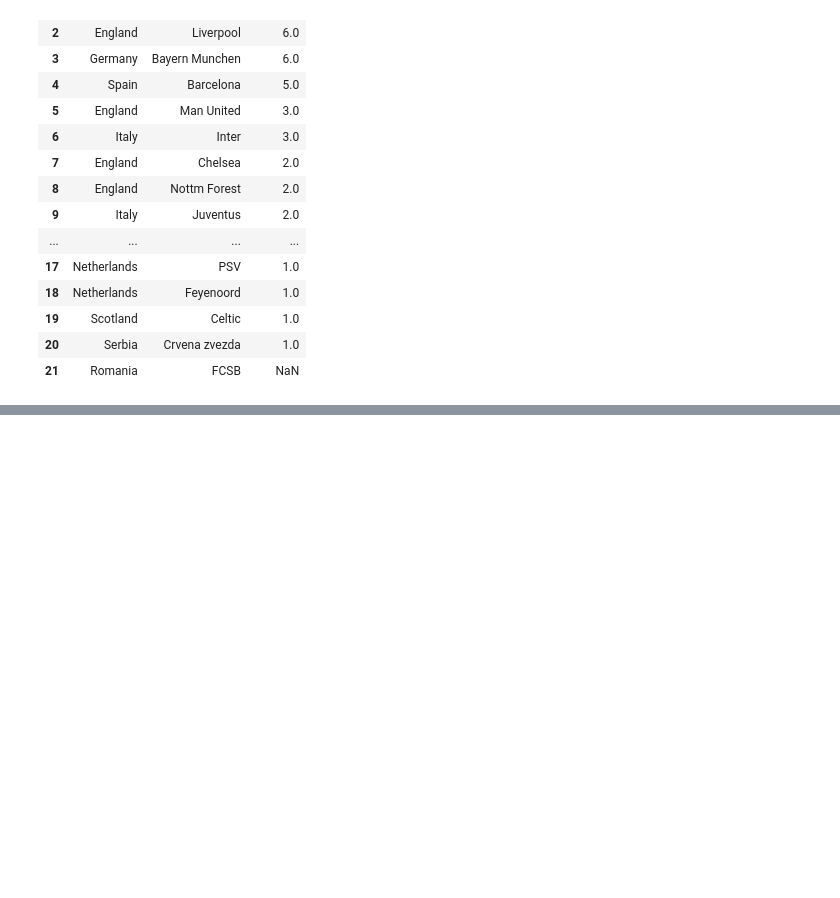
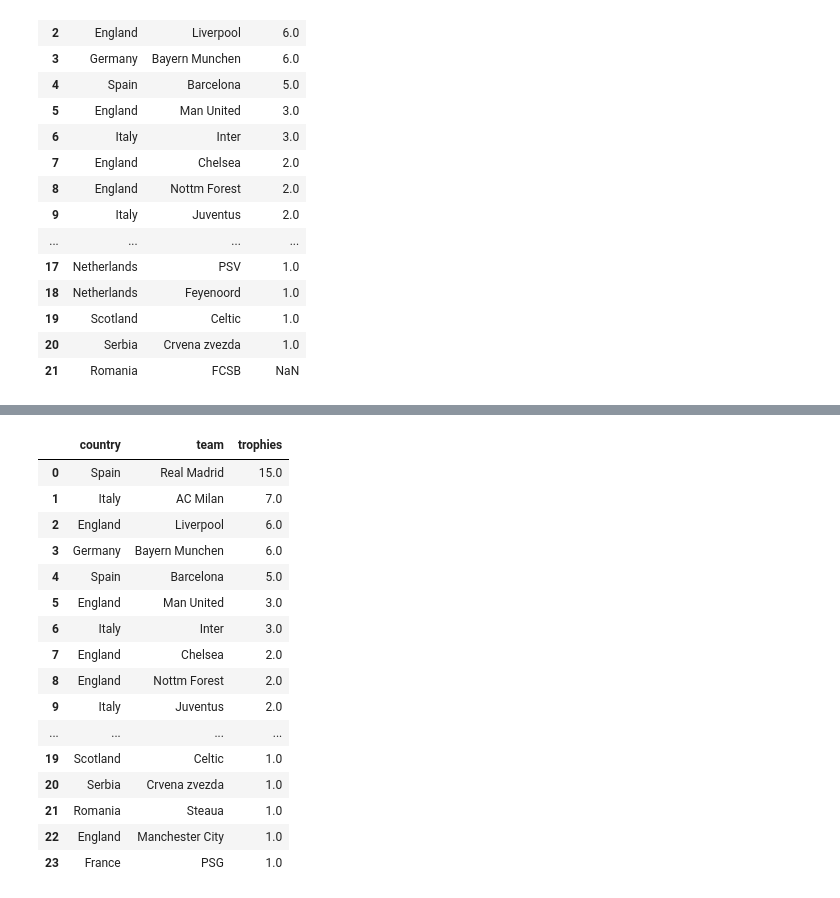
Before and after one commit to sojog/Data-Analysis-and-Processing-using-Python-Link-2026, a Jupyter notebook: Curs4/01.champions_league.ipynb, the cells around one changed output, grey strips where cells are left out. Saved outputs shown, nothing was run; the diff lists cells and outputs as text; code cells hidden in the pictures; blank space fills up the shorter version.

```diff
--- a/Curs4/01.champions_league.ipynb
+++ b/Curs4/01.champions_league.ipynb
@@ -460,0 +597,21 @@ merged_df
+# %%
+merged_df.reset_index(drop=True, inplace=True)
+merged_df
+# %% [output]
+|  | country | team | trophies |
+| 0 | Spain | Real Madrid | 15.0 |
+| 1 | Italy | AC Milan | 7.0 |
+| 2 | England | Liverpool | 6.0 |
+| 3 | Germany | Bayern Munchen | 6.0 |
+| 4 | Spain | Barcelona | 5.0 |
+| 5 | England | Man United | 3.0 |
+| 6 | Italy | Inter | 3.0 |
+| 7 | England | Chelsea | 2.0 |
+| 8 | England | Nottm Forest | 2.0 |
+| 9 | Italy | Juventus | 2.0 |
+| ... | ... | ... | ... |
+| 19 | Scotland | Celtic | 1.0 |
+| 20 | Serbia | Crvena zvezda | 1.0 |
+| 21 | Romania | Steaua | 1.0 |
+| 22 | England | Manchester City | 1.0 |
+| 23 | France | PSG | 1.0 |
```
Also changed, not shown: parts of 18 cells of this notebook, 1 other file.
